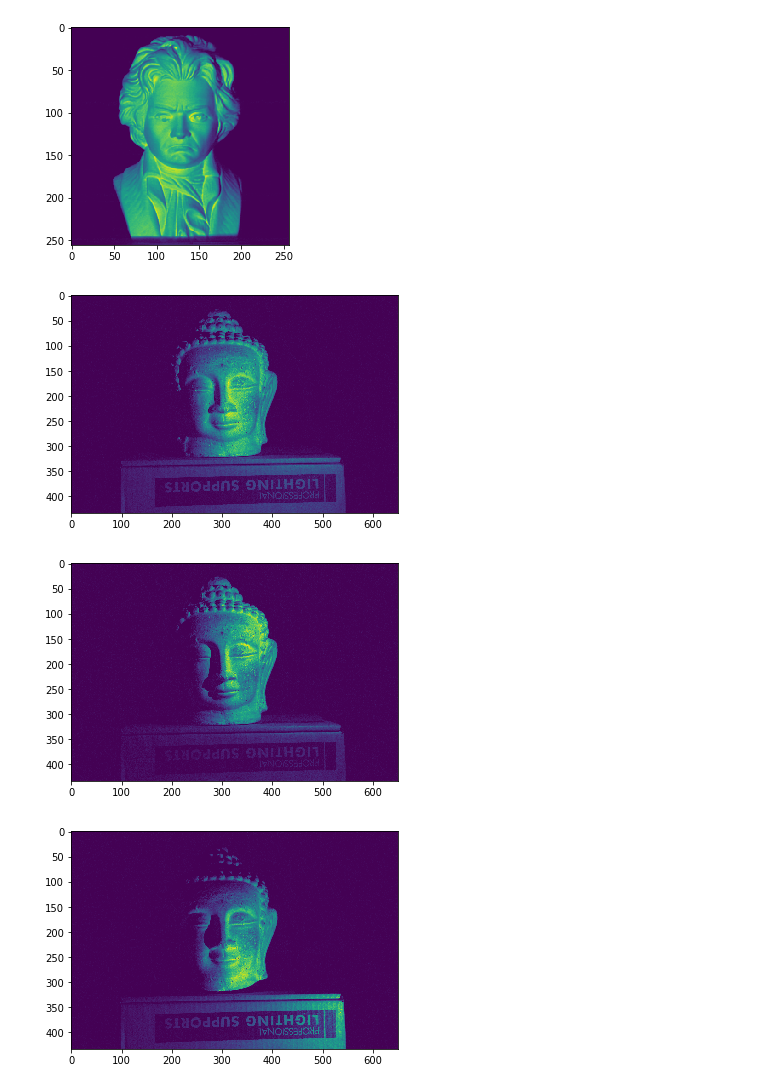
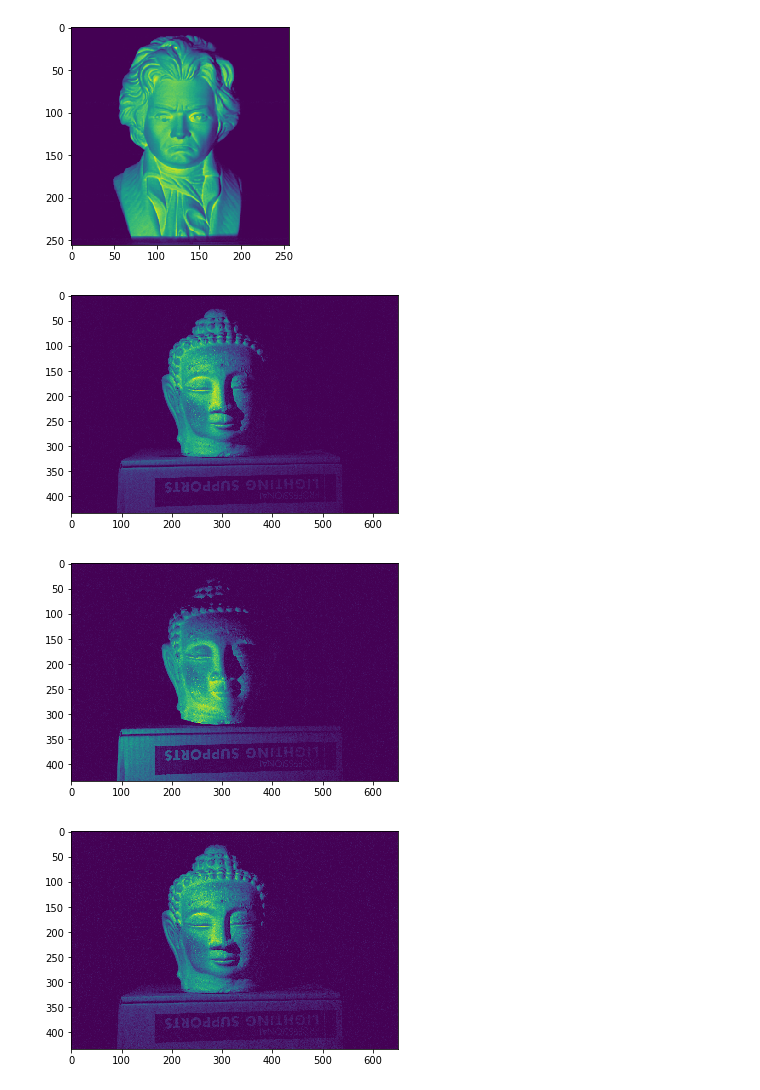
Before and after one commit to l3th0n/VIP_A3, a Jupyter notebook: Step 1 Maud.ipynb, the cells around one changed output. Saved outputs shown, nothing was run; the diff lists cells and outputs as text; code cells hidden in the pictures.

```diff
--- a/Step 1 Maud.ipynb
+++ b/Step 1 Maud.ipynb
@@ -14,24 +30,24 @@ print(sio.whosmat('Buddha.mat'))
 # %%
 plt.imshow(beethoven['I'][:,:,0])
 plt.show()
 plt.imshow(beethoven['I'][:,:,1])
 plt.show()
 plt.imshow(beethoven['I'][:,:,2])
 plt.show()
 
-plt.imshow(buddha['I'][:,:,7])
+plt.imshow(buddha['I'][:,:,0])
 plt.show()
-plt.imshow(buddha['I'][:,:,8])
+plt.imshow(buddha['I'][:,:,1])
 plt.show()
-plt.imshow(buddha['I'][:,:,9])
+plt.imshow(buddha['I'][:,:,2])
 plt.show()
 # %% [output]
 [figure]
 [figure]
 [figure]
-[figure, old version]
+[figure, new version]
-[figure, old version]
+[figure, new version]
-[figure, old version]
+[figure, new version]
 # %%
 buddha['mask'].shape
 buddha['S']
```
Also changed, not shown: parts of 5 cells of this notebook.
